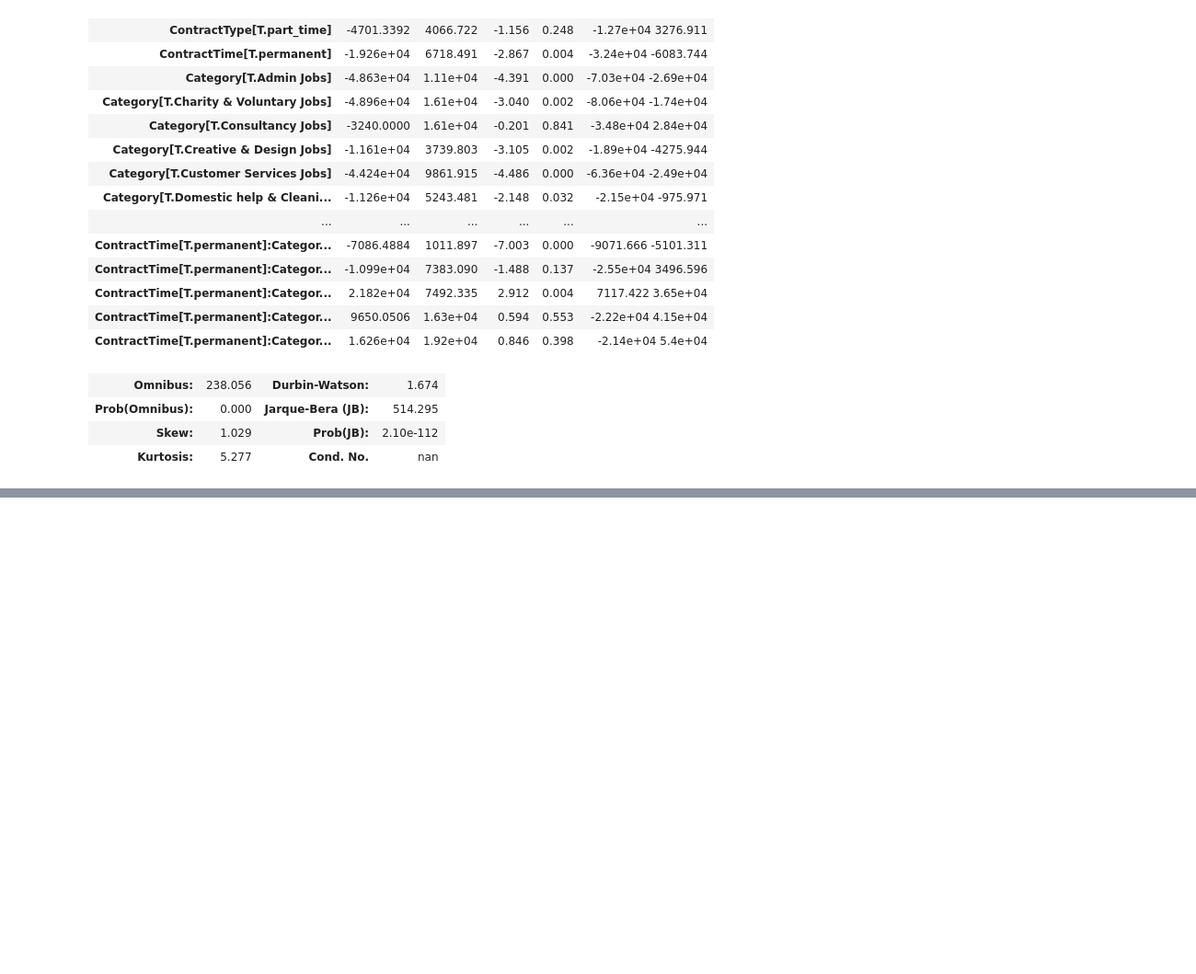
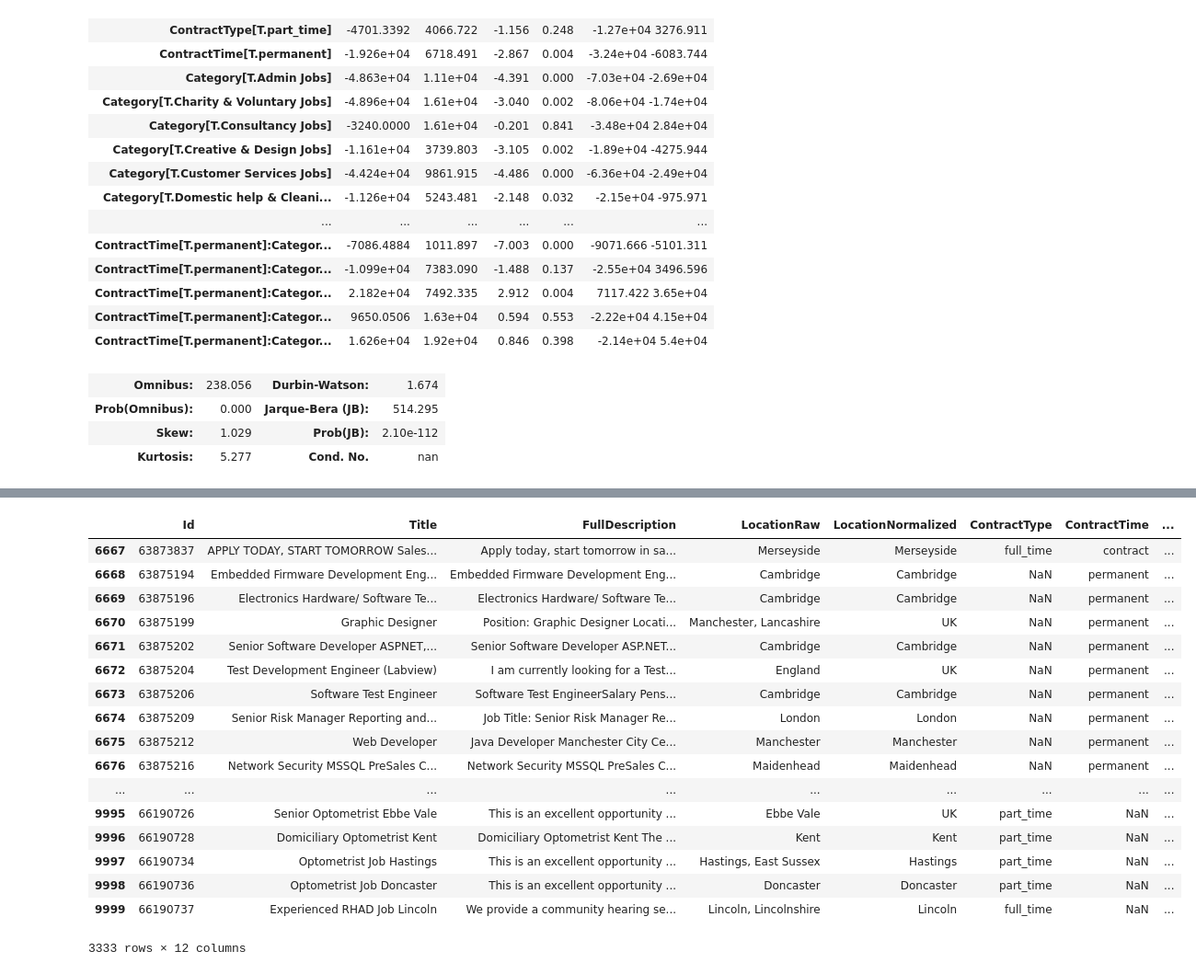
Before and after one commit to asbhat/data-science-class, a Jupyter notebook: linear-regression-assignment/2.11 Linear Regression.ipynb, the cells around one changed output, grey strips where cells are left out. Shown at 92% size. Saved outputs shown, nothing was run; the diff lists cells and outputs as text; code cells hidden in the pictures; blank space fills up the shorter version.

```diff
--- a/linear-regression-assignment/2.11 Linear Regression.ipynb
+++ b/linear-regression-assignment/2.11 Linear Regression.ipynb
@@ -204,0 +527,21 @@ model.summary()
+# %%
+dataTest
+# %% [output]
+|  | Id | Title | FullDescription | LocationRaw | LocationNormalized | ContractType | ContractTime | ... |
+| 6667 | 63873837 | APPLY TODAY, START TOMORROW Sales... | Apply today, start tomorrow in sa... | Merseyside | Merseyside | full_time | contract | ... |
+| 6668 | 63875194 | Embedded Firmware Development Eng... | Embedded Firmware Development Eng... | Cambridge | Cambridge | NaN | permanent | ... |
+| 6669 | 63875196 | Electronics Hardware/ Software Te... | Electronics Hardware/ Software Te... | Cambridge | Cambridge | NaN | permanent | ... |
+| 6670 | 63875199 | Graphic Designer | Position: Graphic Designer Locati... | Manchester, Lancashire | UK | NaN | permanent | ... |
+| 6671 | 63875202 | Senior Software Developer ASPNET,... | Senior Software Developer ASP.NET... | Cambridge | Cambridge | NaN | permanent | ... |
+| 6672 | 63875204 | Test Development Engineer (Labview) | I am currently looking for a Test... | England | UK | NaN | permanent | ... |
+| 6673 | 63875206 | Software Test Engineer | Software Test EngineerSalary Pens... | Cambridge | Cambridge | NaN | permanent | ... |
+| 6674 | 63875209 | Senior Risk Manager Reporting and... | Job Title: Senior Risk Manager Re... | London | London | NaN | permanent | ... |
+| 6675 | 63875212 | Web Developer | Java Developer Manchester City Ce... | Manchester | Manchester | NaN | permanent | ... |
+| 6676 | 63875216 | Network Security MSSQL PreSales C... | Network Security MSSQL PreSales C... | Maidenhead | Maidenhead | NaN | permanent | ... |
+| ... | ... | ... | ... | ... | ... | ... | ... | ... |
+| 9995 | 66190726 | Senior Optometrist Ebbe Vale | This is an excellent opportunity ... | Ebbe Vale | UK | part_time | NaN | ... |
+| 9996 | 66190728 | Domiciliary Optometrist Kent | Domiciliary Optometrist Kent The ... | Kent | Kent | part_time | NaN | ... |
+| 9997 | 66190734 | Optometrist Job Hastings | This is an excellent opportunity ... | Hastings, East Sussex | Hastings | part_time | NaN | ... |
+| 9998 | 66190736 | Optometrist Job Doncaster | This is an excellent opportunity ... | Doncaster | Doncaster | part_time | NaN | ... |
+| 9999 | 66190737 | Experienced RHAD Job Lincoln | We provide a community hearing se... | Lincoln, Lincolnshire | Lincoln | full_time | NaN | ... |
+3333 rows × 12 columns
```
Also changed, not shown: parts of 25 cells of this notebook.
